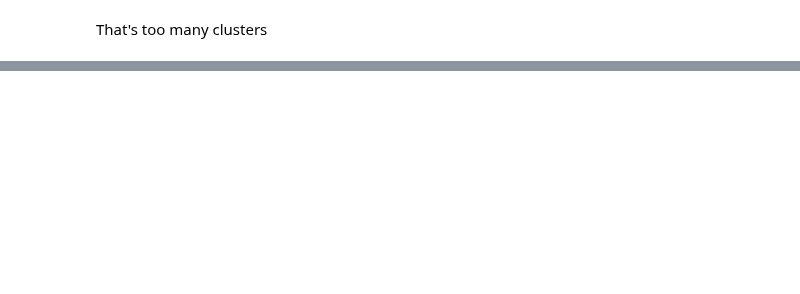
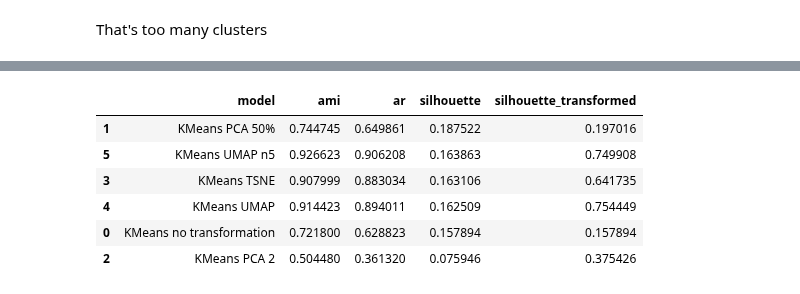
Before and after one commit to VladGnatiuk/projector_ml6, a Jupyter notebook: _vg/homeworks/homework 07. Prjctr HW9. Unsupervised learning.ipynb, the cells around one changed output, grey strips where cells are left out. Saved outputs shown, nothing was run; the diff lists cells and outputs as text; code cells hidden in the pictures; blank space fills up the shorter version.

```diff
--- a/_vg/homeworks/homework 07. Prjctr HW9. Unsupervised learning.ipynb
+++ b/_vg/homeworks/homework 07. Prjctr HW9. Unsupervised learning.ipynb
@@ -261,0 +251,48 @@ scores.sort_values(by='ami', ascending=False)
+# %%
+def run_ward(model_name, X_orig, X_transformed, y, scores):
+    model = AgglomerativeClustering(n_clusters=10, linkage='ward')
+    labels_predicted = model.fit_predict(X_transformed)
+    calculate_metrics(model_name, X_orig, X_transformed, y, labels_predicted, scores)
+
+
+models = {
+    'KMeans': run_KMeans,
+    'GaussianMixture': run_GaussianMixture,
+    'Birch': run_Birch,
+    'KMedoids': run_KMedoids,
+    'Ward': run_ward
+}
+
+transformations = {
+    'no transformation': X,
+    'PCA 50%': X_pca_50pc,
+    'PCA 2': X_pca_2,
+    'TSNE': X_tsne,
+    'UMAP': X_umap,
+    'UMAP n5': X_umap_n5
+}
+
+def run_batch(models, transformations, X, y):
+    res = []
+    for model_name, model_runner in models.items():
+        scores = pd.DataFrame(columns=['model', 'ami', 'ar', 'silhouette', 'silhouette_transformed'])
+        for transformer_name, X_transformed in transformations.items():
+            model_runner(model_name + ' ' + transformer_name, X, X_transformed, y, scores)
+
+        scores = scores.sort_values(by='silhouette', ascending=False)
+        res.append(scores)
+
+    return res
+
+print_metrics = False
+res = run_batch(models, transformations, X, y)
+# %%
+res[0]
+# %% [output]
+|  | model | ami | ar | silhouette | silhouette_transformed |
+| 1 | KMeans PCA 50% | 0.744745 | 0.649861 | 0.187522 | 0.197016 |
+| 5 | KMeans UMAP n5 | 0.926623 | 0.906208 | 0.163863 | 0.749908 |
+| 3 | KMeans TSNE | 0.907999 | 0.883034 | 0.163106 | 0.641735 |
+| 4 | KMeans UMAP | 0.914423 | 0.894011 | 0.162509 | 0.754449 |
+| 0 | KMeans no transformation | 0.721800 | 0.628823 | 0.157894 | 0.157894 |
+| 2 | KMeans PCA 2 | 0.504480 | 0.361320 | 0.075946 | 0.375426 |
```
Also changed, not shown: parts of 17 cells of this notebook, 1 other file.
